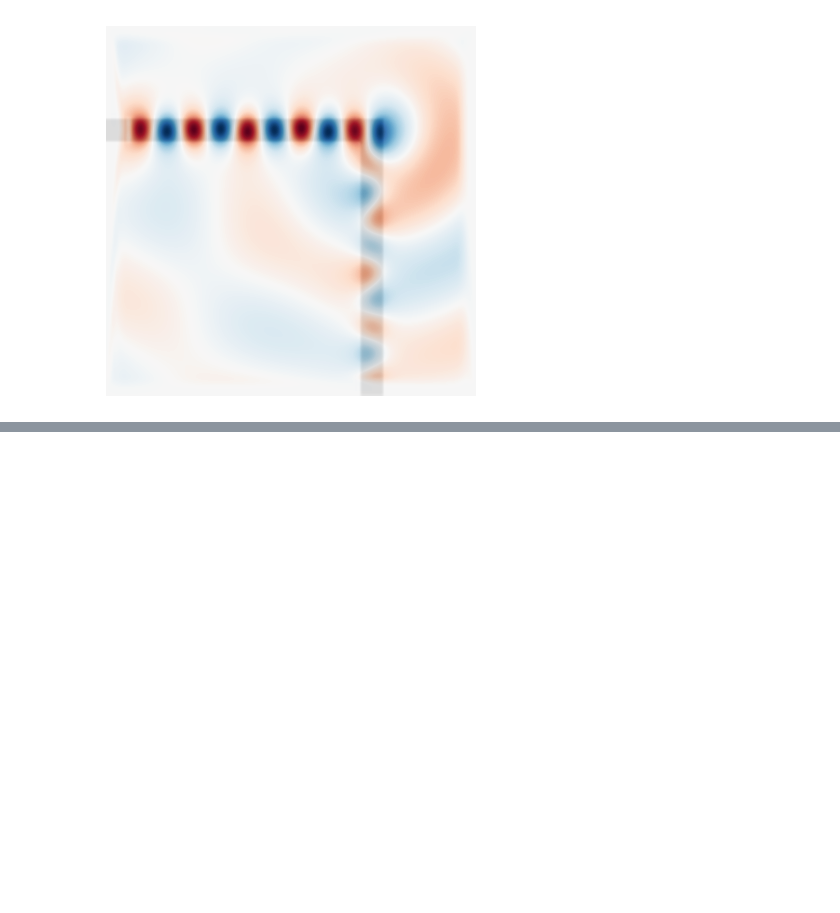
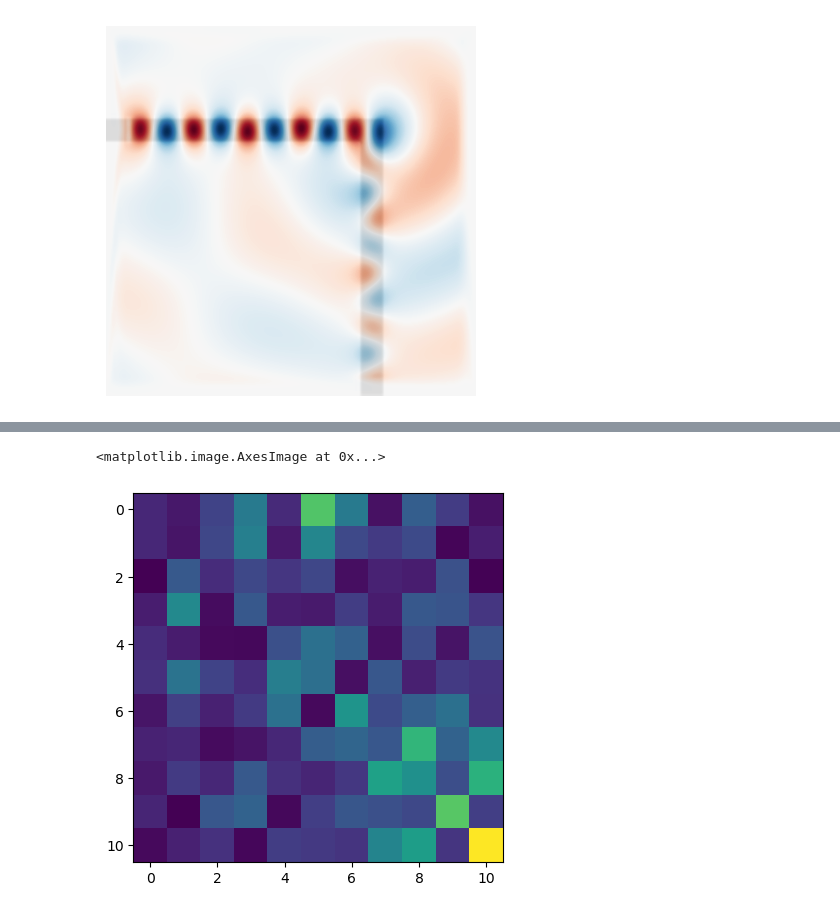
Before and after one commit to y0ooung/Meep, a Jupyter notebook: practice.ipynb, the cells around one changed output, grey strips where cells are left out. Saved outputs shown, nothing was run; the diff lists cells and outputs as text; code cells hidden in the pictures; blank space fills up the shorter version.

```diff
--- a/practice.ipynb
+++ b/practice.ipynb
@@ -289,0 +332,5 @@ plt.show()
+# %%
+plt.imshow(np.rot90(np.squeeze(np.abs(sensitivity[0].reshape(Nx, Ny)))))
+# %% [output]
+<matplotlib.image.AxesImage at 0x...>
+[figure, added]
```
Also changed, not shown: parts of 7 cells of this notebook.
